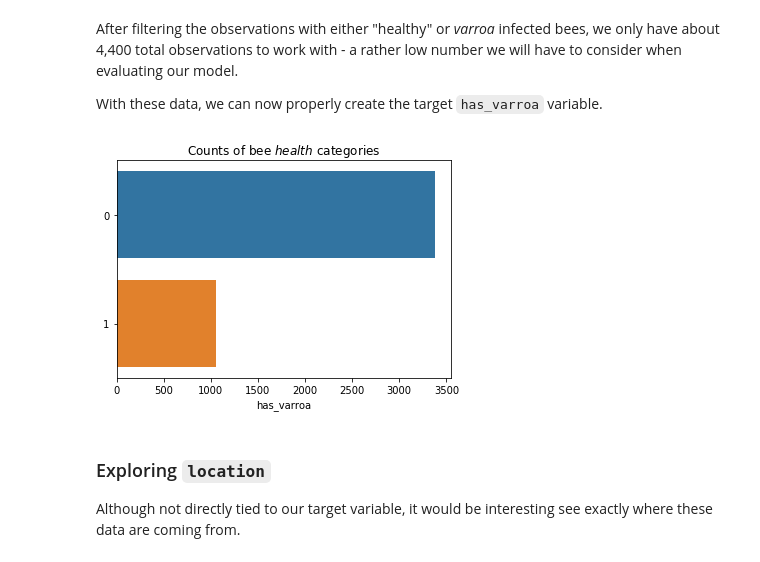
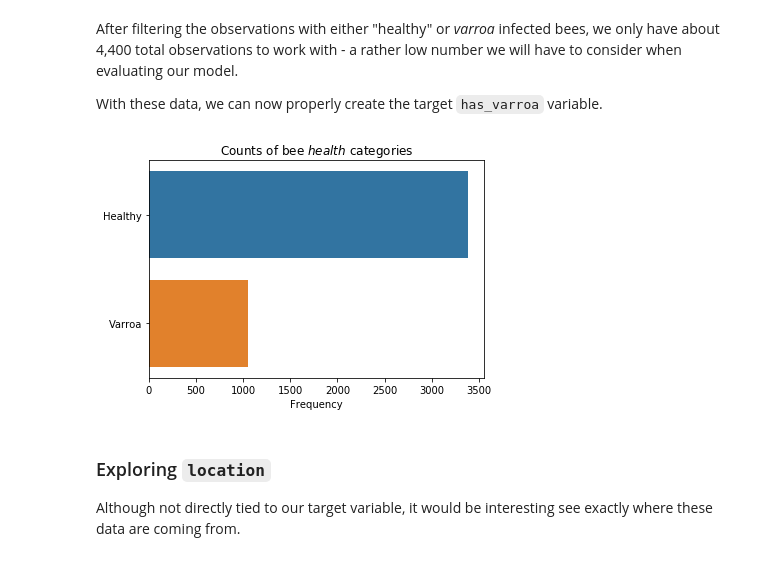
Before and after one commit to Shaddyjr/bee-image-classifier, a Jupyter notebook: code/project_notebook.ipynb, the cells around one changed output. Saved outputs shown, nothing was run; the diff lists cells and outputs as text; code cells hidden in the pictures.

```diff
--- a/code/project_notebook.ipynb
+++ b/code/project_notebook.ipynb
@@ -278,10 +270,12 @@ With these data, we can now properly create the target `has_varroa` variable.
 # %%
 health_counts = raw_data["has_varroa"].value_counts()
 
 plt.title("Counts of bee $health$ categories")
-sns.barplot(x = health_counts, y = health_counts.index, orient="h");
+g = sns.barplot(x = health_counts, y = health_counts.index, orient="h");
+plt.yticks([0,1],["Healthy","Varroa"])
+g.set_xlabel("Frequency");
 # %% [output]
-[figure, old version]
+[figure, new version]
 # %% [markdown]
 ### Exploring `location`
 Although not directly tied to our target variable, it would be interesting see exactly where these data are coming from.
```
Also changed, not shown: parts of 24 cells of this notebook.
